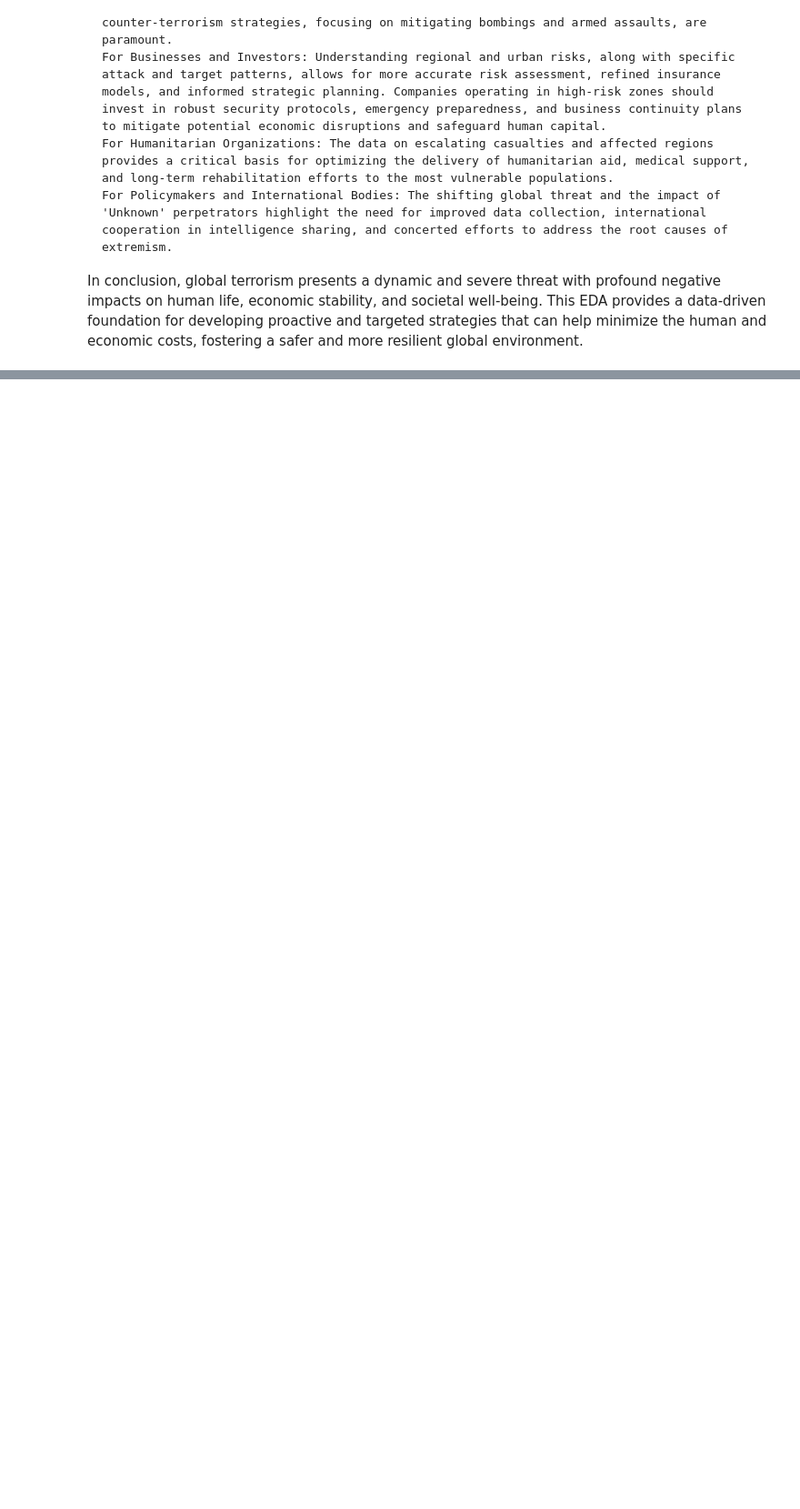
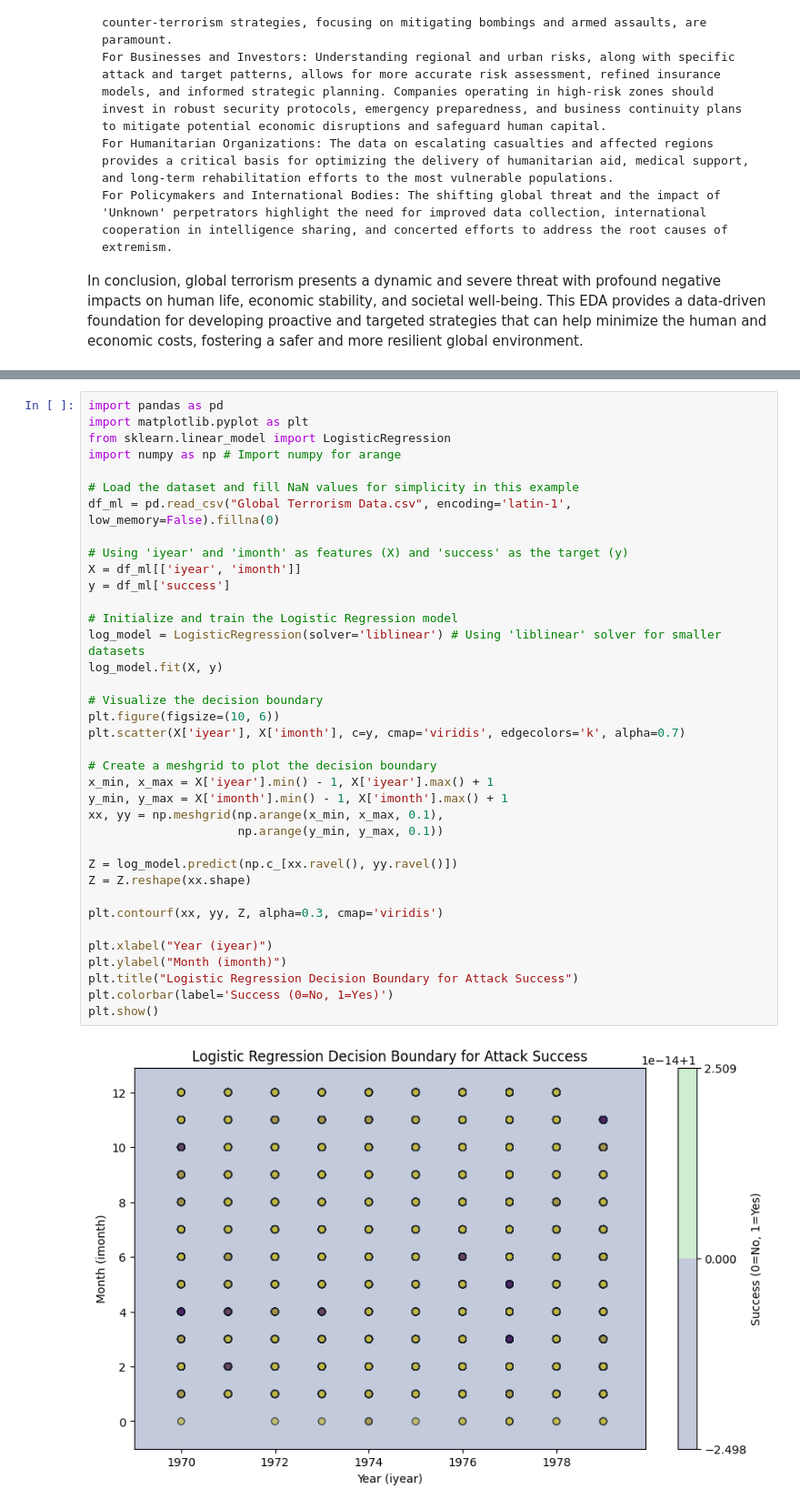
Before and after one commit to avinavsingh479/Data_science__Assignment-3, a Jupyter notebook: terror_EDA.ipynb, the cells around one changed output, grey strips where cells are left out. Shown at 91% size. Drawn from its saved outputs; the diff is of its cells as text; blank space fills up the shorter version.

```diff
--- a/terror_EDA.ipynb
+++ b/terror_EDA.ipynb
@@ -1777,0 +1765,39 @@ Doon University
+# %%
+import pandas as pd
+import matplotlib.pyplot as plt
+from sklearn.linear_model import LogisticRegression
+import numpy as np # Import numpy for arange
+
+# Load the dataset and fill NaN values for simplicity in this example
+df_ml = pd.read_csv("Global Terrorism Data.csv", encoding='latin-1', low_memory=False).fillna(0)
+
+# Using 'iyear' and 'imonth' as features (X) and 'success' as the target (y)
+X = df_ml[['iyear', 'imonth']]
+y = df_ml['success']
+
+# Initialize and train the Logistic Regression model
+log_model = LogisticRegression(solver='liblinear') # Using 'liblinear' solver for smaller datasets
+log_model.fit(X, y)
+
+# Visualize the decision boundary
+plt.figure(figsize=(10, 6))
+plt.scatter(X['iyear'], X['imonth'], c=y, cmap='viridis', edgecolors='k', alpha=0.7)
+
+# Create a meshgrid to plot the decision boundary
+x_min, x_max = X['iyear'].min() - 1, X['iyear'].max() + 1
+y_min, y_max = X['imonth'].min() - 1, X['imonth'].max() + 1
+xx, yy = np.meshgrid(np.arange(x_min, x_max, 0.1),
+                     np.arange(y_min, y_max, 0.1))
+
+Z = log_model.predict(np.c_[xx.ravel(), yy.ravel()])
+Z = Z.reshape(xx.shape)
+
+plt.contourf(xx, yy, Z, alpha=0.3, cmap='viridis')
+
+plt.xlabel("Year (iyear)")
+plt.ylabel("Month (imonth)")
+plt.title("Logistic Regression Decision Boundary for Attack Success")
+plt.colorbar(label='Success (0=No, 1=Yes)')
+plt.show()
+# %% [output]
+[figure, added]
```
Also changed, not shown: parts of 47 cells of this notebook.
